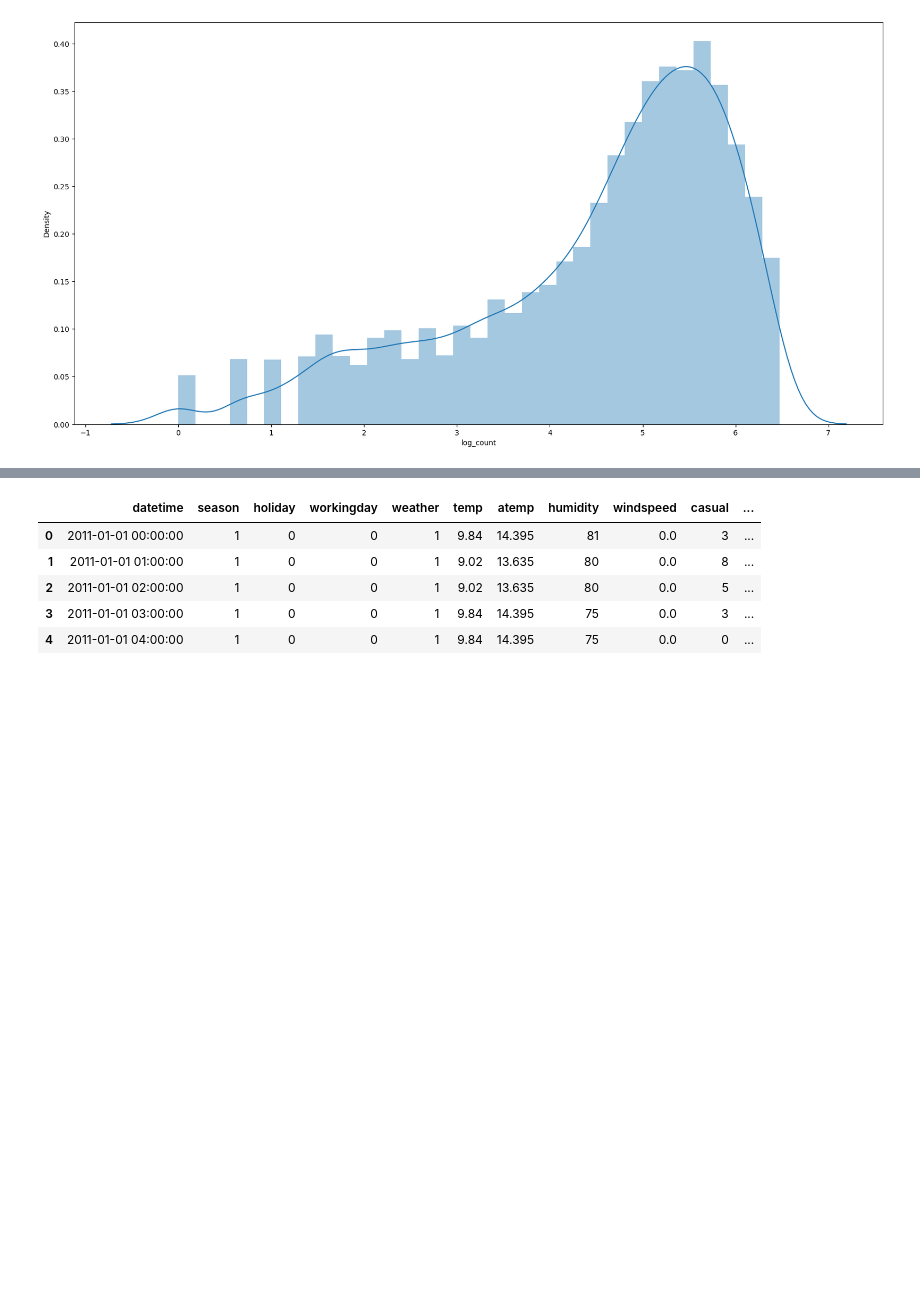
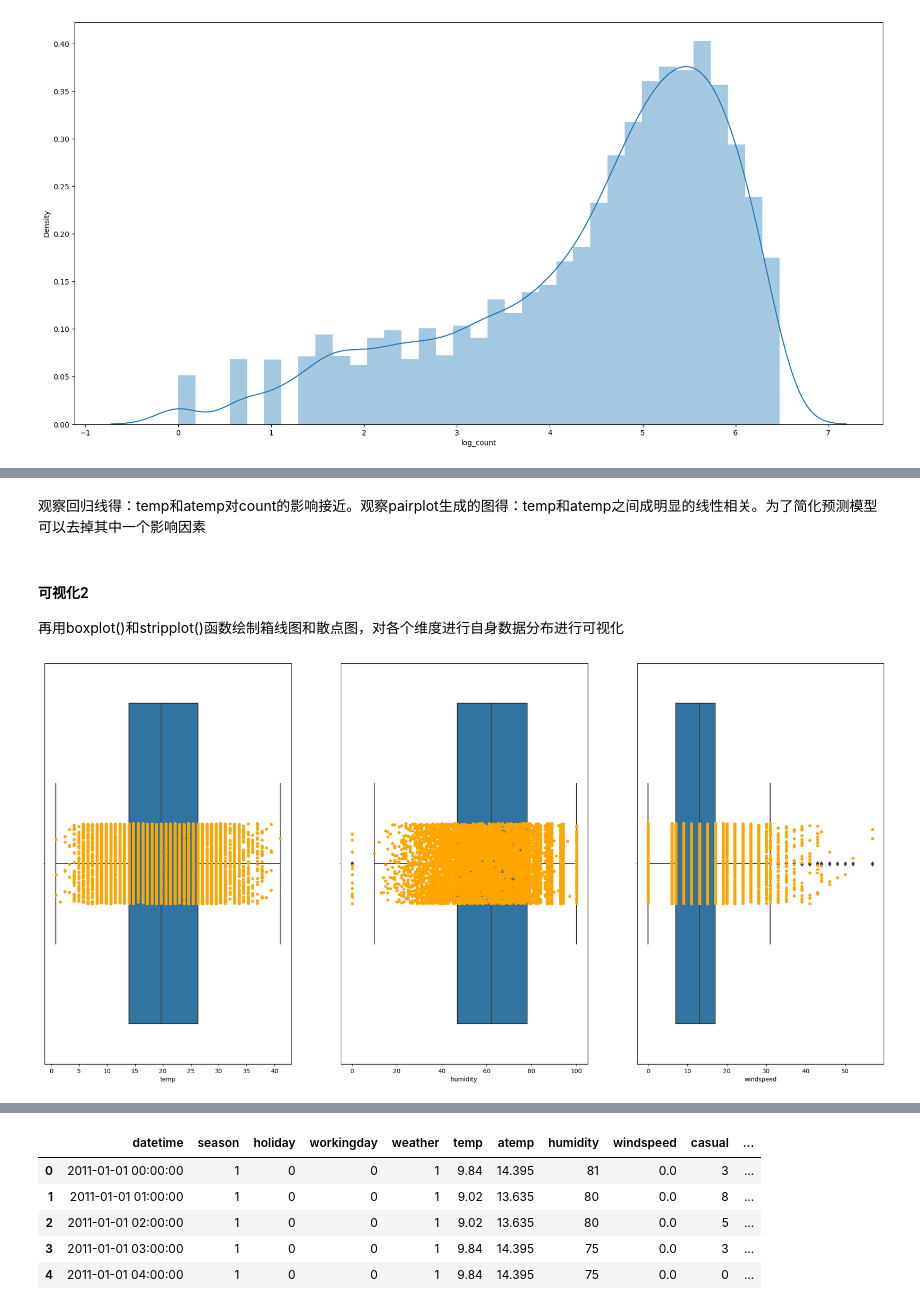
Before and after one commit to jaaaain/Bike_sharing, a Jupyter notebook: 共享单车项目/Bike_sharing.ipynb, the cells around one changed output, grey strips where cells are left out. Saved outputs shown, nothing was run; the diff lists cells and outputs as text; code cells hidden in the pictures; blank space fills up the shorter version.

```diff
--- a/共享单车项目/Bike_sharing.ipynb
+++ b/共享单车项目/Bike_sharing.ipynb
@@ -189,0 +312,19 @@ plt.show();
+# %% [markdown]
+观察回归线得：temp和atemp对count的影响接近。观察pairplot生成的图得：temp和atemp之间成明显的线性相关。为了简化预测模型可以去掉其中一个影响因素
+# %% [markdown]
+#### 可视化2
+再用boxplot()和stripplot()函数绘制箱线图和散点图，对各个维度进行自身数据分布进行可视化
+# %%
+fig=plt.figure(figsize=(25,12))
+axes=fig.add_subplot(1,3,1)
+sns.boxplot(data=weather_data,x='temp',ax=axes)
+sns.stripplot(data=weather_data,x='temp',color="orange",ax=axes)
+axes = fig.add_subplot(1, 3, 2)
+sns.boxplot(data=weather_data,x='humidity',ax=axes)
+sns.stripplot(data=weather_data,x='humidity',color="orange",ax=axes)
+axes = fig.add_subplot(1, 3, 3)
+sns.boxplot(data=weather_data,x='windspeed',ax=axes)
+sns.stripplot(data=weather_data,x='windspeed',color="orange",ax=axes)
+plt.show();
+# %% [output]
+[figure, added]
```
Also changed, not shown: parts of 52 cells of this notebook.
